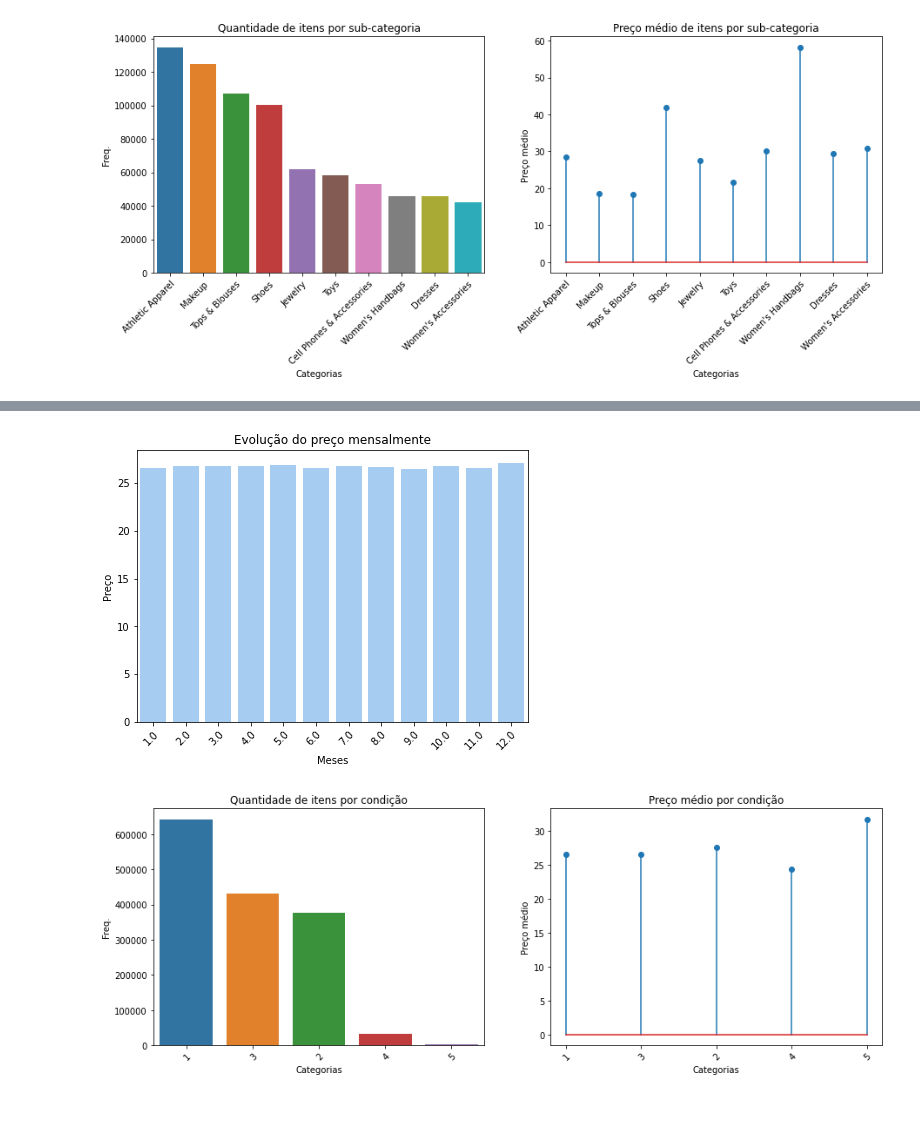
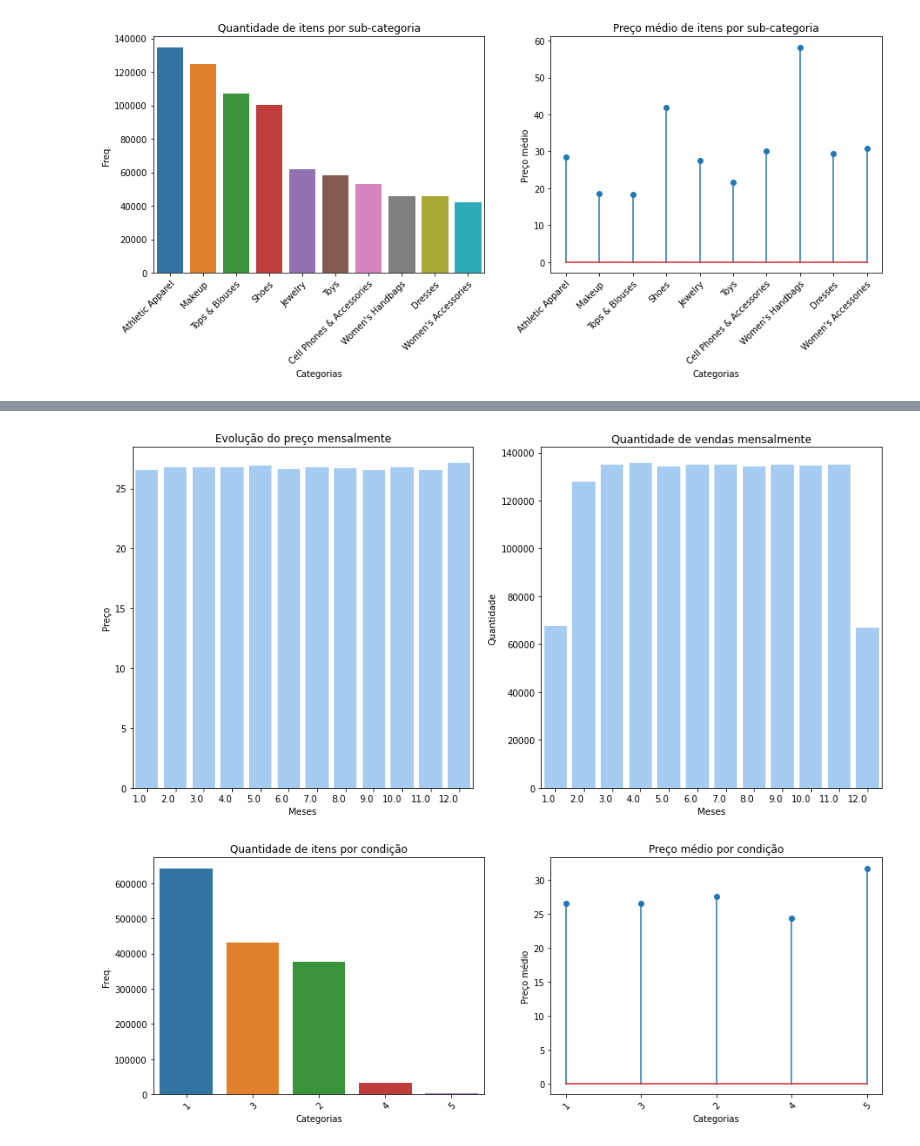
Before and after one commit to anachavesv8/Bootcamp_Blue, a Jupyter notebook: EDA.ipynb, the cells around one changed output, grey strips where cells are left out. Drawn from its saved outputs; the diff is of its cells as text; code cells hidden in the pictures; blank space fills up the shorter version.

```diff
--- a/EDA.ipynb
+++ b/EDA.ipynb
@@ -74,0 +61,21 @@ train.head()
+# %%
+from numpy.lib.function_base import delete
+rotulos = [i for i in train['category_name'].fillna('missing/missing/missing').str.split("/")]
+rotulos
+
+gen_cat = []
+sub1_cat = []
+sub2_cat = []
+
+for i in range(0,len(rotulos)):
+  gen_cat.append(rotulos[i][0])
+  sub1_cat.append(rotulos[i][1])
+  sub2_cat.append(rotulos[i][2])
+
+train['gen_cat'] = gen_cat
+train['sub1_cat'] = sub1_cat
+train['sub2_cat'] = sub2_cat
+
+del gen_cat
+del sub1_cat
+del sub2_cat
@@ -128,4 +151,5 @@ plt.show()
 [figure]
 # %%
 train['datetime_date'] = pd.to_datetime(train['date'], format = "%d-%m-%Y", errors = 'coerce')
+train.drop('date', axis = 1, inplace=True)
 train['datetime_month'] = train['datetime_date'].dt.month
@@ -132,16 +173,24 @@ train['datetime_month'] = train['datetime_date'].dt.month
 # %%
-x = train[['general_cat','price', 'datetime_month']].groupby('datetime_month').agg(['count','mean']).reset_index().sort_values(by=('price','count'), ascending=False)
+x = train[['gen_cat','price', 'datetime_month']].groupby('datetime_month').agg(['count','mean']).reset_index().sort_values(by=('price','count'), ascending=False)
 
-plt.figure(figsize=(7,5))
+plt.subplots(1, 2, figsize=(15,7))
+plt.subplot(1,2,1)
 sns.barplot(data=x, x = 'datetime_month', y = ('price','mean'), color = '#99ccff')
 plt.xlabel('Meses')
 plt.ylabel('Preço')
 plt.title('Evolução do preço mensalmente')
-plt.xticks(rotation=45, rotation_mode='anchor', ha='right')
+plt.xticks(rotation_mode='anchor', ha='right')
+
+plt.subplot(1,2,2)
+sns.barplot(data=x, x = 'datetime_month', y = ('price','count'), color = '#99ccff')
+plt.xlabel('Meses')
+plt.ylabel('Quantidade')
+plt.title('Quantidade de vendas mensalmente')
+plt.xticks(rotation_mode='anchor', ha='right')
 
 plt.show()
 # %% [output]
-[figure, old version]
+[figure, new version]
 # %%
 x = train['item_condition_id'].value_counts().reset_index()
 
```
Also changed, not shown: parts of 11 cells of this notebook.
